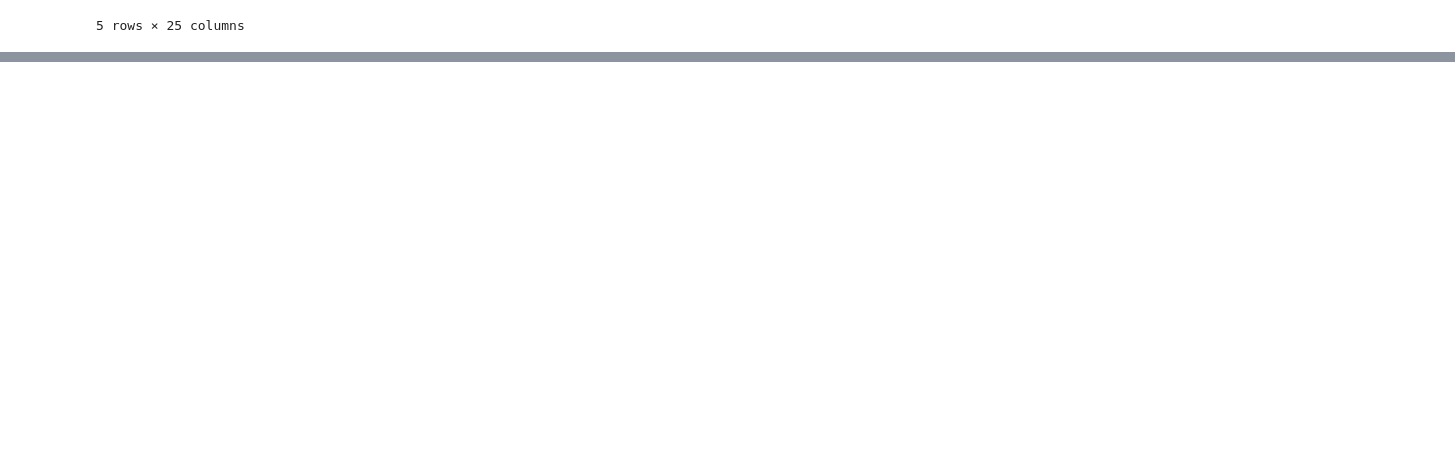
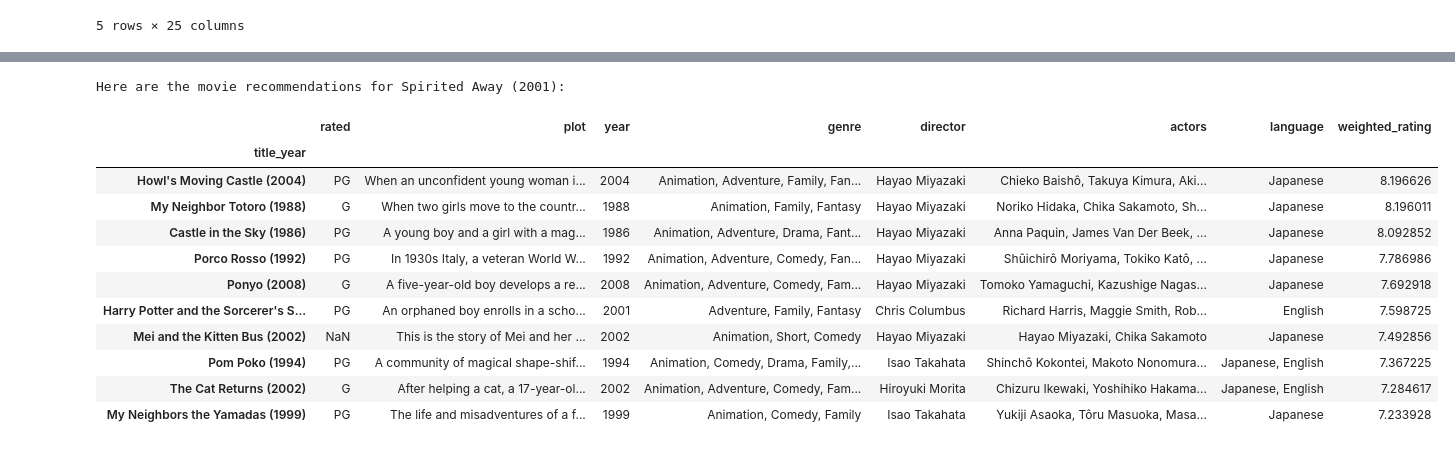
Before and after one commit to ecbenezra/recommender-system, a Jupyter notebook: Cosine-similarity-with-NLP-bow.ipynb, the cells around one changed output, grey strips where cells are left out. Cells and saved outputs as stored; diff of their text form; code cells hidden in the pictures; blank space fills up the shorter version.

```diff
--- a/Cosine-similarity-with-NLP-bow.ipynb
+++ b/Cosine-similarity-with-NLP-bow.ipynb
@@ -325,0 +212,3 @@ def recommendations(title, cosine_sim = cosine_sim):
+# %%
+cos_movies.set_index('title_year', inplace = True)
+cos_movies.head()
@@ -325,0 +253,9 @@ def recommendations(title, cosine_sim = cosine_sim):
+# %%
+# instantiating and generating the count matrix
+count = CountVectorizer()
+count_matrix = count.fit_transform(cos_movies['bag_of_words'])
+
+# creating a Series for the movie titles so they are associated to an ordered numerical
+# list I will use later to match the indexes
+indices = pd.Series(cos_movies.index)
+indices[:5]
@@ -326,3 +292,23 @@ def recommendations(title, cosine_sim = cosine_sim):
+# %%
+# function that takes in movie title as input and returns the top 10 recommended movies
+def recommendations(title, cosine_sim = cosine_sim):
+
+    recommended_movies = []
+
+    # gettin the index of the movie that matches the title
+    idx = indices[indices == title].index[0]
+
+    # creating a Series with the similarity scores in descending order
+    score_series = pd.Series(cosine_sim[idx]).sort_values(ascending = False)
+
+    # getting the indexes of the 10 most similar movies
+    top_15_indexes = list(score_series.iloc[1:16].index)
+
+    # populating the list with the titles of the best 15 matching movies
+    for i in top_15_indexes:
+        recommended_movies.append(list(cos_movies.index)[i])
+
+    return recommended_movies
 # %%
 def return_recs(title, orderby, df):
     title_a = recommendations(title)
@@ -380,0 +321,9 @@ avatar_recs[:10].sort_values(by=['weighted_rating'], ascending=False)
+# %%
+movies = pd.read_csv('scraped-movies-with-wr-ty.csv')
+movies = movies.drop('Unnamed: 0', axis=1)
+movies = movies.drop_duplicates(subset='title_year', keep='first')
+movies = movies.set_index('title_year')
+
+cols = ['rated','plot','year','genre','director','actors','language','weighted_rating']
+movies = movies[cols]
+movies.head()
@@ -380,0 +388,16 @@ avatar_recs[:10].sort_values(by=['weighted_rating'], ascending=False)
+# %%
+return_recs('Spirited Away (2001)', 'weighted_rating', df = movies)
+# %% [output]
+Here are the movie recommendations for Spirited Away (2001):
+|  | rated | plot | year | genre | director | actors | language | weighted_rating |
+| title_year |  |  |  |  |  |  |  |  |
+| Howl's Moving Castle (2004) | PG | When an unconfident young woman i... | 2004 | Animation, Adventure, Family, Fan... | Hayao Miyazaki | Chieko Baishô, Takuya Kimura, Aki... | Japanese | 8.196626 |
+| My Neighbor Totoro (1988) | G | When two girls move to the countr... | 1988 | Animation, Family, Fantasy | Hayao Miyazaki | Noriko Hidaka, Chika Sakamoto, Sh... | Japanese | 8.196011 |
+| Castle in the Sky (1986) | PG | A young boy and a girl with a mag... | 1986 | Animation, Adventure, Drama, Fant... | Hayao Miyazaki | Anna Paquin, James Van Der Beek, ... | Japanese | 8.092852 |
+| Porco Rosso (1992) | PG | In 1930s Italy, a veteran World W... | 1992 | Animation, Adventure, Comedy, Fan... | Hayao Miyazaki | Shûichirô Moriyama, Tokiko Katô, ... | Japanese | 7.786986 |
+| Ponyo (2008) | G | A five-year-old boy develops a re... | 2008 | Animation, Adventure, Comedy, Fam... | Hayao Miyazaki | Tomoko Yamaguchi, Kazushige Nagas... | Japanese | 7.692918 |
+| Harry Potter and the Sorcerer's S... | PG | An orphaned boy enrolls in a scho... | 2001 | Adventure, Family, Fantasy | Chris Columbus | Richard Harris, Maggie Smith, Rob... | English | 7.598725 |
+| Mei and the Kitten Bus (2002) | NaN | This is the story of Mei and her ... | 2002 | Animation, Short, Comedy | Hayao Miyazaki | Hayao Miyazaki, Chika Sakamoto | Japanese | 7.492856 |
+| Pom Poko (1994) | PG | A community of magical shape-shif... | 1994 | Animation, Comedy, Drama, Family,... | Isao Takahata | Shinchô Kokontei, Makoto Nonomura... | Japanese, English | 7.367225 |
+| The Cat Returns (2002) | G | After helping a cat, a 17-year-ol... | 2002 | Animation, Adventure, Comedy, Fam... | Hiroyuki Morita | Chizuru Ikewaki, Yoshihiko Hakama... | Japanese, English | 7.284617 |
+| My Neighbors the Yamadas (1999) | PG | The life and misadventures of a f... | 1999 | Animation, Comedy, Family | Isao Takahata | Yukiji Asaoka, Tôru Masuoka, Masa... | Japanese | 7.233928 |
```
Also changed, not shown: parts of 71 cells of this notebook.
